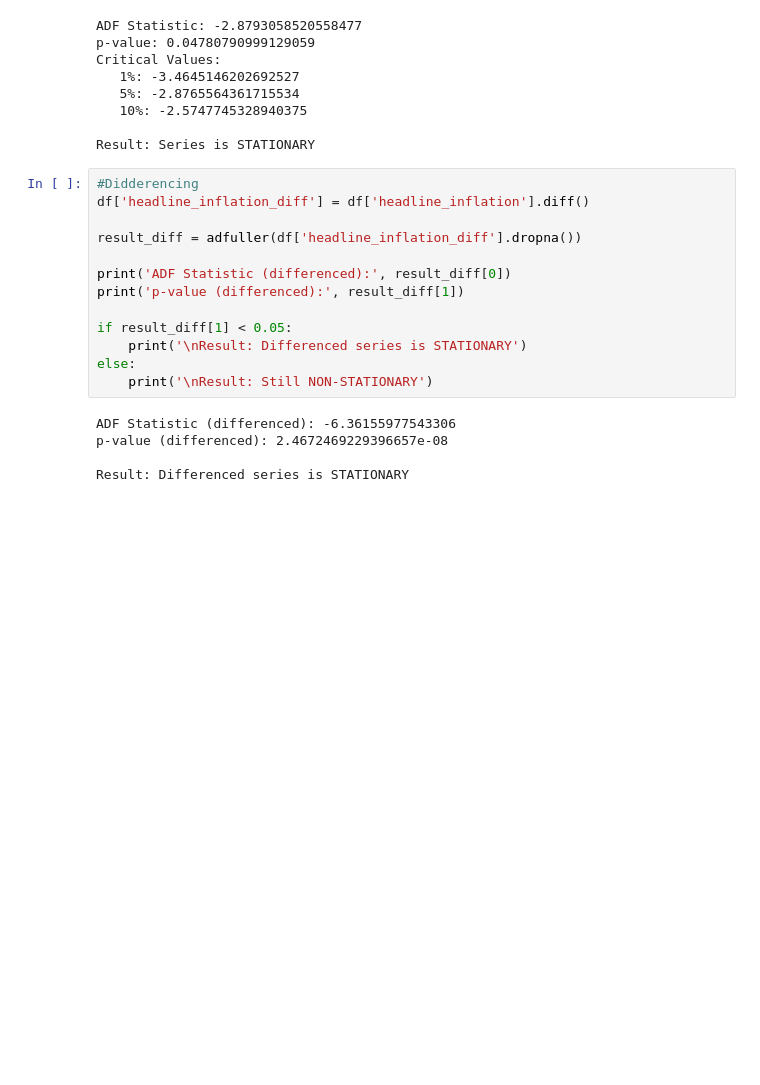
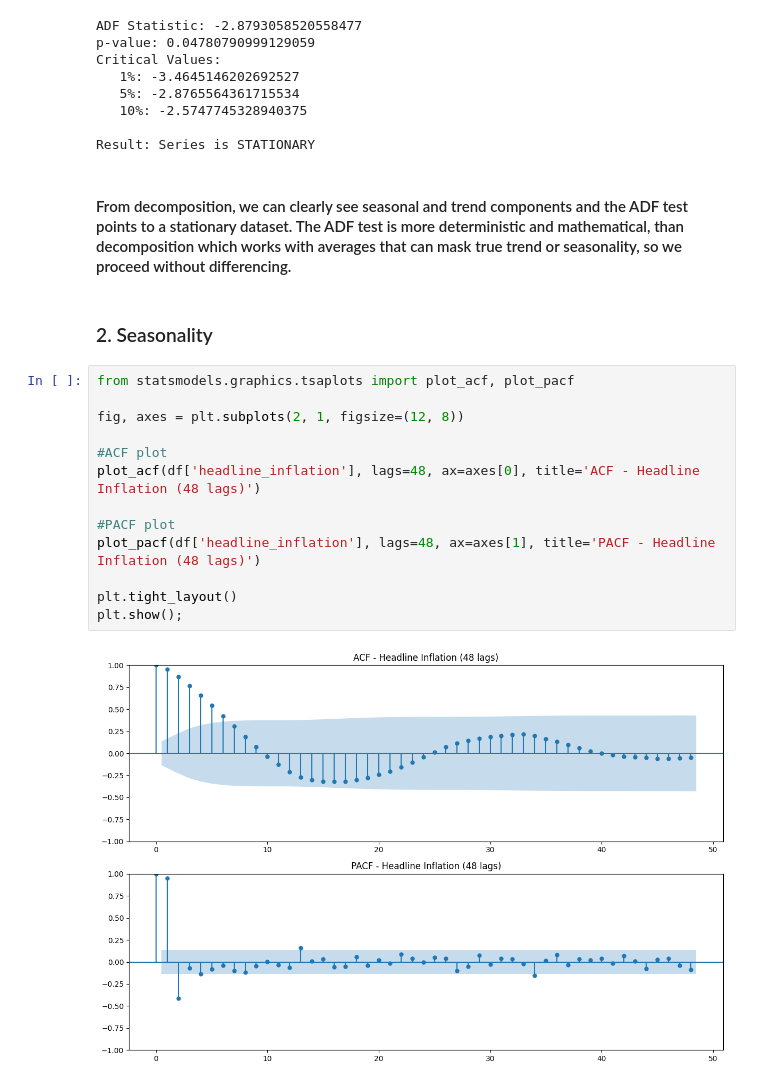
Before and after one commit to byronmorara59-prog/Inflation-Forcast-Capstone-Project, a Jupyter notebook: main.ipynb, the cells around one changed output. Saved outputs shown, nothing was run; the diff lists cells and outputs as text; blank space fills up the shorter version.

```diff
--- a/main.ipynb
+++ b/main.ipynb
@@ -613,21 +608,22 @@ Critical Values:
    10%: -2.5747745328940375
 
 Result: Series is STATIONARY
-# %%
-#Didderencing
-df['headline_inflation_diff'] = df['headline_inflation'].diff()
-
-result_diff = adfuller(df['headline_inflation_diff'].dropna())
-
-print('ADF Statistic (differenced):', result_diff[0])
-print('p-value (differenced):', result_diff[1])
-
-if result_diff[1] < 0.05:
-    print('\nResult: Differenced series is STATIONARY')
-else:
-    print('\nResult: Still NON-STATIONARY')
-# %% [output]
-ADF Statistic (differenced): -6.36155977543306
-p-value (differenced): 2.4672469229396657e-08
-
-Result: Differenced series is STATIONARY
+# %% [markdown]
+#### From decomposition, we can clearly see seasonal and trend components and the ADF test points to a stationary dataset. The ADF test is more deterministic and mathematical, than decomposition which works with averages that can mask true trend or seasonality, so we proceed without differencing.
+# %% [markdown]
+### 2. Seasonality
+# %%
+from statsmodels.graphics.tsaplots import plot_acf, plot_pacf
+
+fig, axes = plt.subplots(2, 1, figsize=(12, 8))
+
+#ACF plot
+plot_acf(df['headline_inflation'], lags=48, ax=axes[0], title='ACF - Headline Inflation (48 lags)')
+
+#PACF plot
+plot_pacf(df['headline_inflation'], lags=48, ax=axes[1], title='PACF - Headline Inflation (48 lags)')
+
+plt.tight_layout()
+plt.show();
+# %% [output]
+[figure, added]
```
Also changed, not shown: parts of 67 cells of this notebook, 7 other files.
